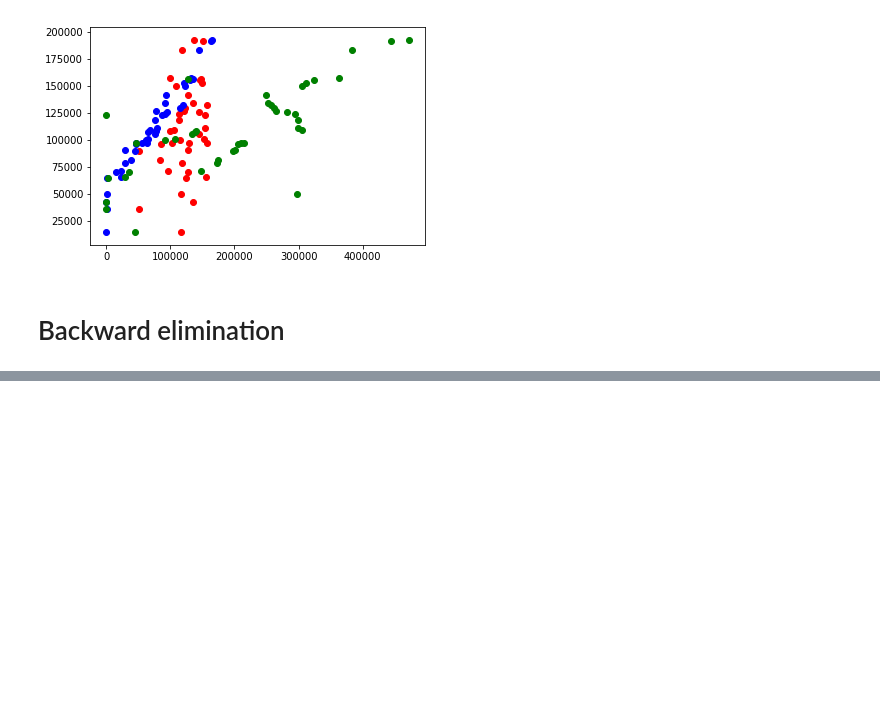
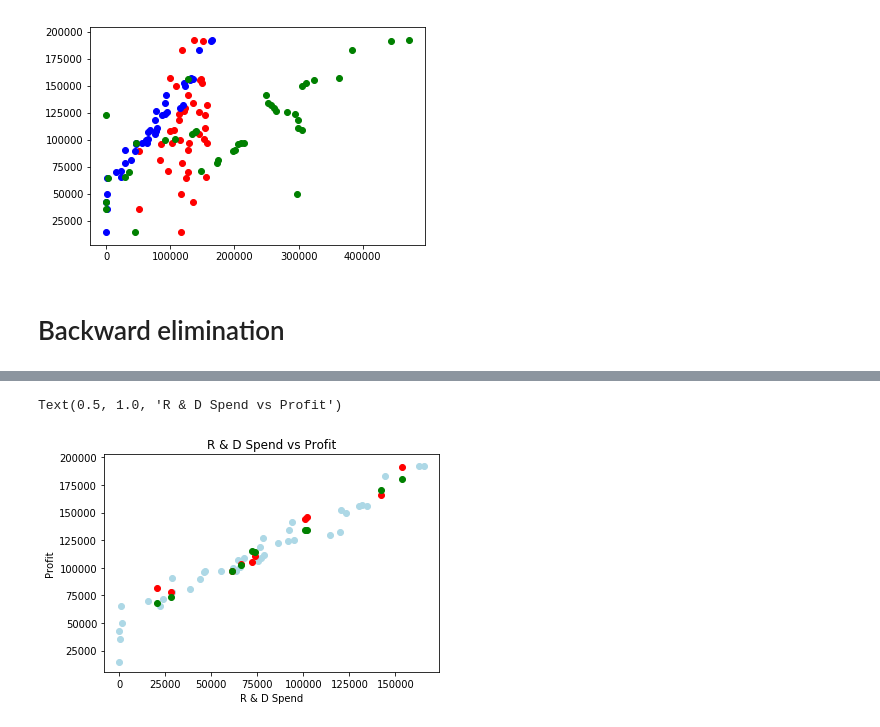
Before and after one commit to jai-singhal/data_science, a Jupyter notebook: regression/multiple_linear_regression/multiple_linear_regression.ipynb, the cells around one changed output, grey strips where cells are left out. Saved outputs shown, nothing was run; the diff lists cells and outputs as text; code cells hidden in the pictures; blank space fills up the shorter version.

```diff
--- a/regression/multiple_linear_regression/multiple_linear_regression.ipynb
+++ b/regression/multiple_linear_regression/multiple_linear_regression.ipynb
@@ -115,0 +117,11 @@ import statsmodels.formula.api as sm
+# %%
+import statsmodels.formula.api as sm
+
+X_new = np.append(
+            arr = np.ones((len(dataset), 1)).astype(int),
+            values = X,
+            axis = 1
+            )
+X_opt = X_new[:, [0, 1, 2, 3, 4, 5]]
+regressor_ols = sm.OLS(endog = Y, exog = X_opt).fit()
+regressor_ols.summary()
@@ -115,0 +213,5 @@ import statsmodels.formula.api as sm
+# %%
+# remove x2
+X_opt = X_new[:, [0, 3, 5]]
+regressor_ols = sm.OLS(endog = Y, exog = X_opt).fit()
+regressor_ols.summary()
@@ -115,0 +241,12 @@ import statsmodels.formula.api as sm
+# %%
+from sklearn.model_selection import train_test_split
+
+x_train, x_test, y_train, y_test = train_test_split(X_opt, Y,
+                                                    test_size = 0.2,
+                                                   random_state = 0)
+# %%
+from sklearn.linear_model import LinearRegression
+
+regressor = LinearRegression()
+regressor.fit(x_train, y_train)
+y_predicted = regressor.predict(X = x_test)
@@ -115,0 +273,12 @@ import statsmodels.formula.api as sm
+# %%
+plt.scatter(x_train[:,1], y_train, color = "lightblue")
+
+plt.scatter(x_test[:,1], y_test, color = "red")
+plt.scatter(x_test[:,1], y_predicted, color = "green")
+
+plt.xlabel("R & D Spend")
+plt.ylabel("Profit")
+plt.title("R & D Spend vs Profit")
+# %% [output]
+Text(0.5, 1.0, 'R & D Spend vs Profit')
+[figure, added]
```
Also changed, not shown: parts of 11 cells of this notebook, 7 other files.
